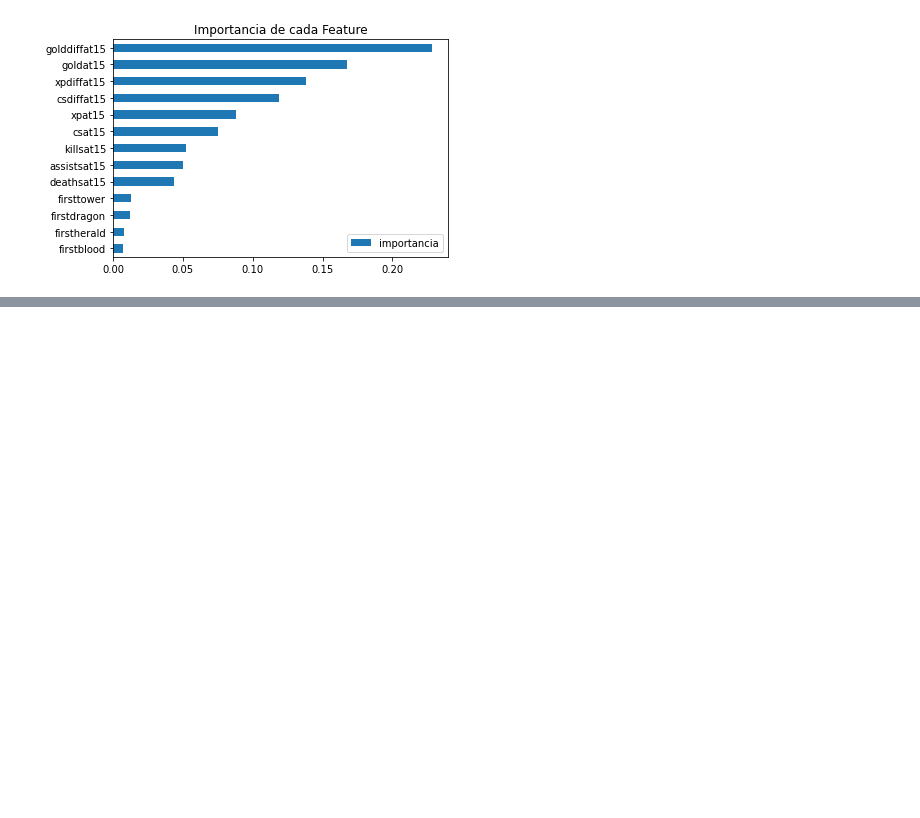
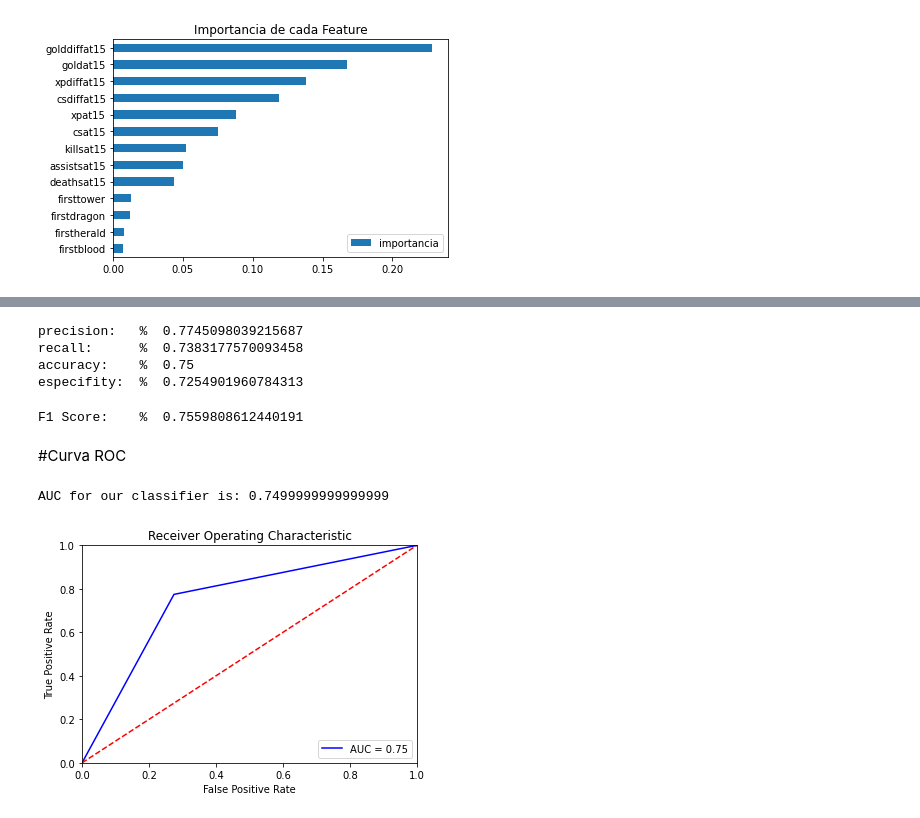
Before and after one commit to cporras/lol-esports, a Jupyter notebook: Notebooks/Algoritmos_clasificacion_3_random_forest.ipynb, the cells around one changed output, grey strips where cells are left out. Saved outputs shown, nothing was run; the diff lists cells and outputs as text; code cells hidden in the pictures; blank space fills up the shorter version.

```diff
--- a/Notebooks/Algoritmos_clasificacion_3_random_forest.ipynb
+++ b/Notebooks/Algoritmos_clasificacion_3_random_forest.ipynb
@@ -97,0 +120,49 @@ plt.show()
+# %%
+cm = confusion_matrix(y_test, y_test_pred)
+precision = cm[1][1] / (cm[1][1]+cm[1][0])
+recall  = cm[1][1] / (cm[1][1]+cm[0][1])
+accuracy  = (cm[1][1]+cm[0][0]) / (cm[0][0]+cm[0][1]+cm[1][0]+cm[1][1])
+especifity  = cm[0][0] / (cm[0][0]+cm[0][1])
+print('precision:   % ',precision)
+print('recall:      % ',recall)
+print('accuracy:    % ',accuracy)
+print('especifity:  % ',especifity)
+# %% [output]
+precision:   %  0.7745098039215687
+recall:      %  0.7383177570093458
+accuracy:    %  0.75
+especifity:  %  0.7254901960784313
+# %%
+from sklearn.metrics import f1_score
+
+# Calculo del F1 score
+print("F1 Score:    % ", f1_score(y_test, y_test_pred))
+# %% [output]
+F1 Score:    %  0.7559808612440191
+# %% [markdown]
+#Curva ROC
+# %%
+from sklearn.metrics import roc_curve, auc
+
+class_probabilities = model.predict_proba(X_test)
+preds = class_probabilities[:, 1]
+
+fpr, tpr, threshold = roc_curve(y_test, y_test_pred)
+roc_auc = auc(fpr, tpr)
+
+# AUC
+print(f"AUC for our classifier is: {roc_auc}")
+
+# Gráfica de la Curva ROC
+plt.title('Receiver Operating Characteristic')
+plt.plot(fpr, tpr, 'b', label = 'AUC = %0.2f' % roc_auc)
+plt.legend(loc = 'lower right')
+plt.plot([0, 1], [0, 1],'r--')
+plt.xlim([0, 1])
+plt.ylim([0, 1])
+plt.ylabel('True Positive Rate')
+plt.xlabel('False Positive Rate')
+plt.show()
+# %% [output]
+AUC for our classifier is: 0.7499999999999999
+[figure, added]
```
Also changed, not shown: parts of 5 cells of this notebook.
